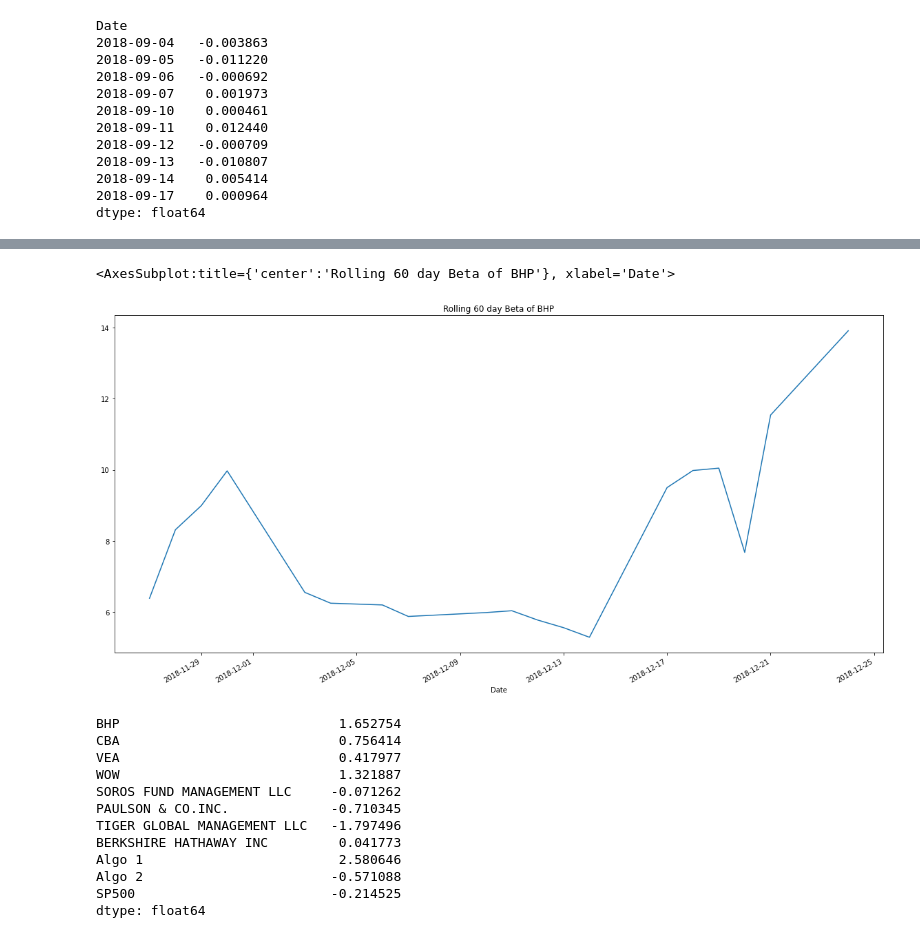
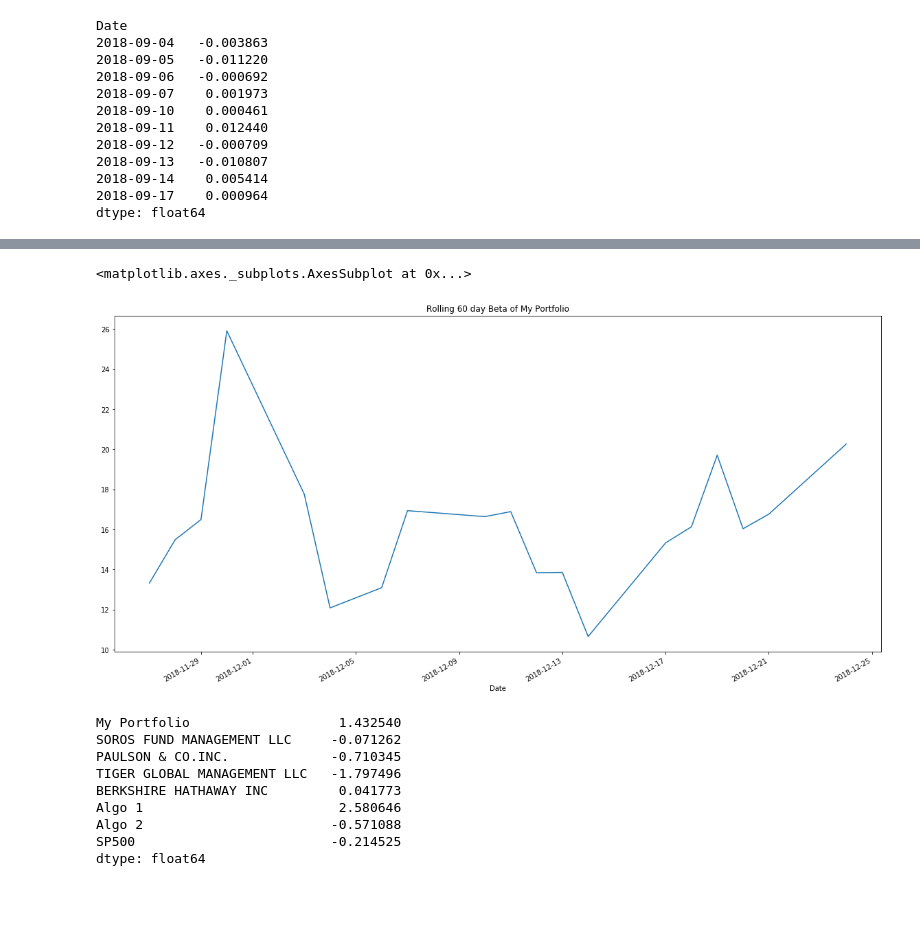
Before and after one commit to Renumelb/Homework03, a Jupyter notebook: Whale off the Port.ipynb, the cells around one changed output, grey strips where cells are left out. Drawn from its saved outputs; the diff is of its cells as text; code cells hidden in the pictures; blank space fills up the shorter version.

```diff
--- a/Whale off the Port.ipynb
+++ b/Whale off the Port.ipynb
@@ -383,9 +383,10 @@ Date
 dtype: float64
 # %%
 #11. Join my portfolio to the original portfolio i.e. combinedret_df
-total_portfolio = pd.concat([my_portfolio_ret,combinedret_df], axis = 'columns', join = 'inner')
+total_portfolio = pd.concat([weighted_portfolio_ret,combinedret_df], axis = 'columns', join = 'inner')
 total_portfolio.dropna(inplace = True)
 total_portfolio.tail(6)
 total_portfolio.dropna(inplace = True)
+total_portfolio.rename(columns = {0:"My Portfolio"}, inplace = True)
 total_portfolio.isnull().sum()
 # %% [output]
@@ -465,22 +457,19 @@ total_portfolio_cor.head(11)
 # %%
-#Calculate and plot the 60 day rolling beta for BHP and the S & P 500 Beta= BHP covariance / S & P500 variance
-covariance_BHP_60 = total_portfolio['BHP'].rolling(window = 60).cov(combinedret_df['SP500'])
-variance__SP500_60 = total_portfolio['SP500'].rolling(window = 60).var()
-beta_BHP_60 = variance__SP500_60/ covariance_BHP_60
-beta_BHP_60.plot(figsize = (20,10), title = 'Rolling 60 day Beta of BHP')
-#Note: BHP seems to be valatile as its Beta is > 1
+#Calculate and plot the 60 day rolling beta for My Portfolio and the S & P 500 Beta= My Portfolio covariance / S & P500 variance
+covariance_myportfolio_60 = total_portfolio['My Portfolio'].rolling(window = 60).cov(combinedret_df['SP500'])
+variance_myportfolio_60 = total_portfolio['SP500'].rolling(window = 60).var()
+beta_myportfolio_60 = variance__SP500_60/ covariance_myportfolio_60
+beta_myportfolio_60.plot(figsize = (20,10), title = 'Rolling 60 day Beta of My Portfolio')
+#Note: My portfolio seems to be valatile as its Beta is > 1
 # %% [output]
-<AxesSubplot:title={'center':'Rolling 60 day Beta of BHP'}, xlabel='Date'>
+<matplotlib.axes._subplots.AxesSubplot at 0x...>
-[figure, old version]
+[figure, new version]
 # %%
 # 14. Calculate annualised Sharpe ratios for total combined portfolio
 total_portfolio_sharpe =total_portfolio.mean()*252/(total_portfolio.std()*np.sqrt(252))
 total_portfolio_sharpe
 # %% [output]
-BHP                            1.652754
-CBA                            0.756414
-VEA                            0.417977
-WOW                            1.321887
+My Portfolio                   1.432540
 SOROS FUND MANAGEMENT LLC     -0.071262
 PAULSON & CO.INC.             -0.710345
 TIGER GLOBAL MANAGEMENT LLC   -1.797496
```
Also changed, not shown: parts of 13 cells of this notebook, 1 other file.
